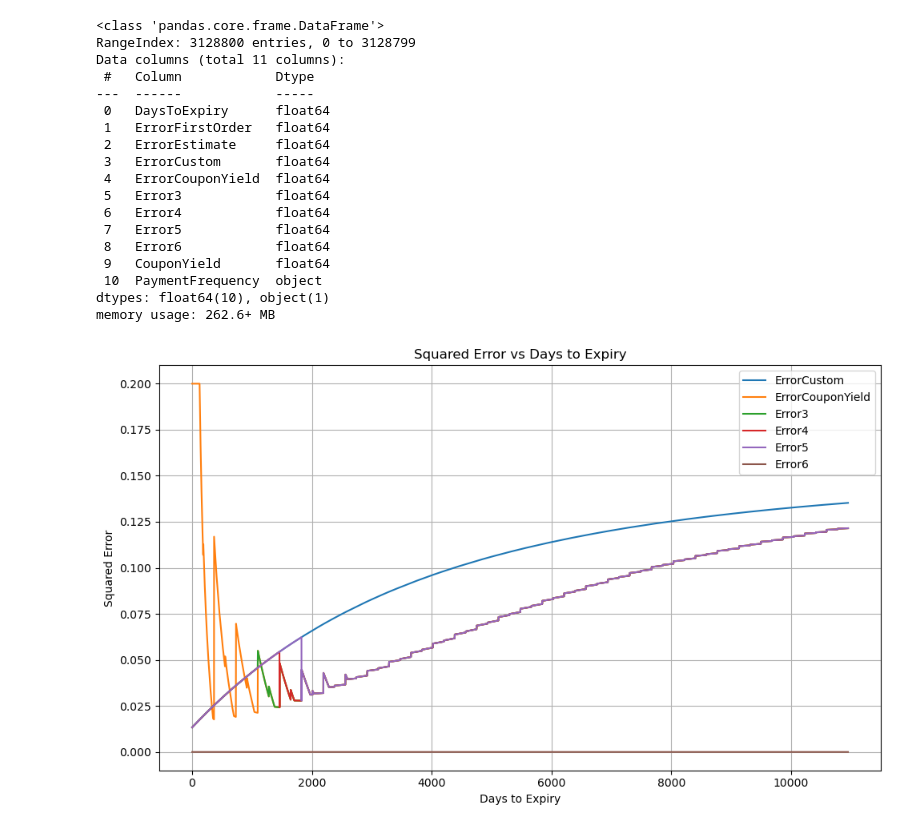
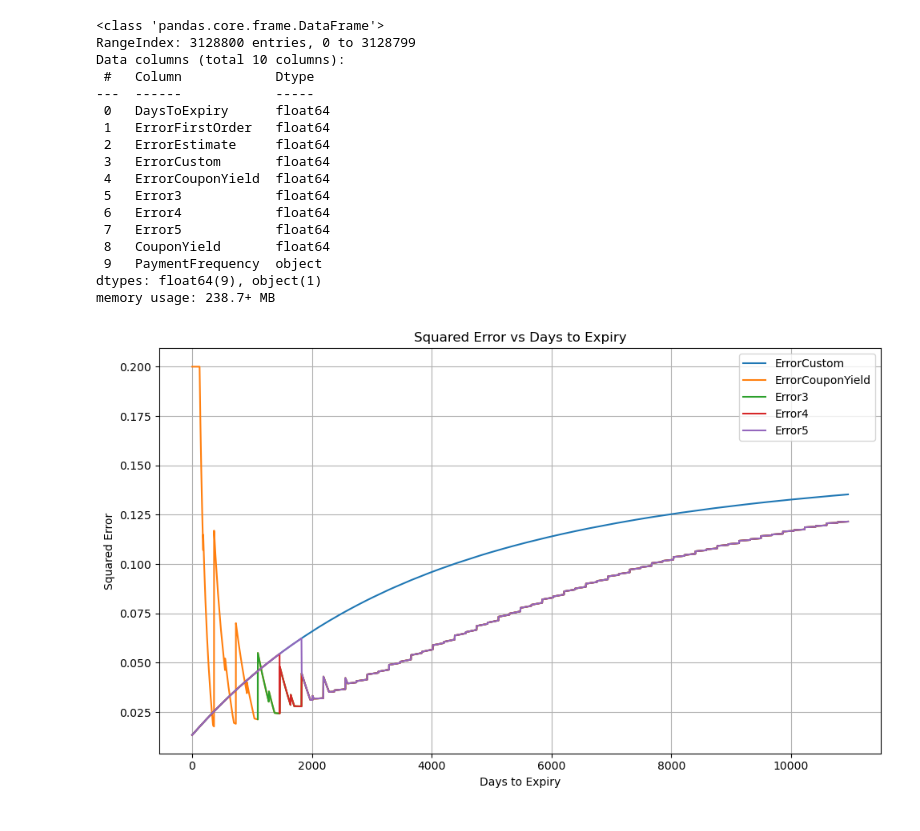
Before and after one commit to vinnyyx/NorthStarRisk-Bond-Yield, a Jupyter notebook: MyApp/display.ipynb, the cells around one changed output. Cells and saved outputs as stored; diff of their text form; code cells hidden in the pictures.

```diff
--- a/MyApp/display.ipynb
+++ b/MyApp/display.ipynb
@@ -2,9 +2,12 @@
 import pandas as pd
 import matplotlib.pyplot as plt
 import numpy as np
+import seaborn as sns
+
+FILE_PATH = '/Users/annabelholmes1101/Desktop/full stack/NorthStarRisk-Bond-Yield/MyApp/bin/Debug/net9.0/'
 # %%
-expiry_path = "mse_days_to_expiry_unbinned.csv"
-diff_path = "mse_diff_unbinned.csv"
+expiry_path = FILE_PATH + "mse_days_to_expiry_unbinned.csv"
+diff_path = FILE_PATH + "mse_diff_unbinned.csv"
 
 expiry_df = pd.read_csv(expiry_path)
 diff_df = pd.read_csv(diff_path)
@@ -13,7 +16,7 @@ expiry_df.info()
 # %% [output]
 <class 'pandas.core.frame.DataFrame'>
 RangeIndex: 3128800 entries, 0 to 3128799
-Data columns (total 11 columns):
+Data columns (total 10 columns):
  #   Column            Dtype
 ---  ------            -----
  0   DaysToExpiry      float64
@@ -24,16 +27,15 @@ Data columns (total 11 columns):
  5   Error3            float64
  6   Error4            float64
  7   Error5            float64
- 8   Error6            float64
- 9   CouponYield       float64
- 10  PaymentFrequency  object
-dtypes: float64(10), object(1)
-memory usage: 262.6+ MB
+ 8   CouponYield       float64
+ 9   PaymentFrequency  object
+dtypes: float64(9), object(1)
+memory usage: 238.7+ MB
 # %%
 cols = [
     'ErrorFirstOrder', 'ErrorEstimate',
     'ErrorCustom', 'ErrorCouponYield',
-    'Error3', 'Error4', 'Error5','Error6'
+    'Error3', 'Error4', 'Error5'
 ]
 
 expiry_grouped = (
@@ -55,20 +57,20 @@ diff_grouped = (
 )
 # %%
 plt.figure(figsize=(10, 6))
-error_list = ['ErrorCustom', 'ErrorCouponYield', 'Error3', 'Error4', 'Error5','Error6']
+error_list = ['ErrorCustom', 'ErrorCouponYield', 'Error3', 'Error4', 'Error5']
 
 for err in error_list:
     plt.plot(expiry_grouped.index, expiry_grouped[err], label=err)
 
 plt.xlabel("Days to Expiry")
 plt.ylabel("Squared Error")
 plt.title("Squared Error vs Days to Expiry")
 
 plt.legend()
 plt.grid(True)
 plt.tight_layout()
 plt.show()
 # %% [output]
-[figure, old version]
+[figure, new version]
 # %%
 plt.figure(figsize=(10, 6))
```
Also changed, not shown: parts of 10 cells of this notebook, 2 other files.
